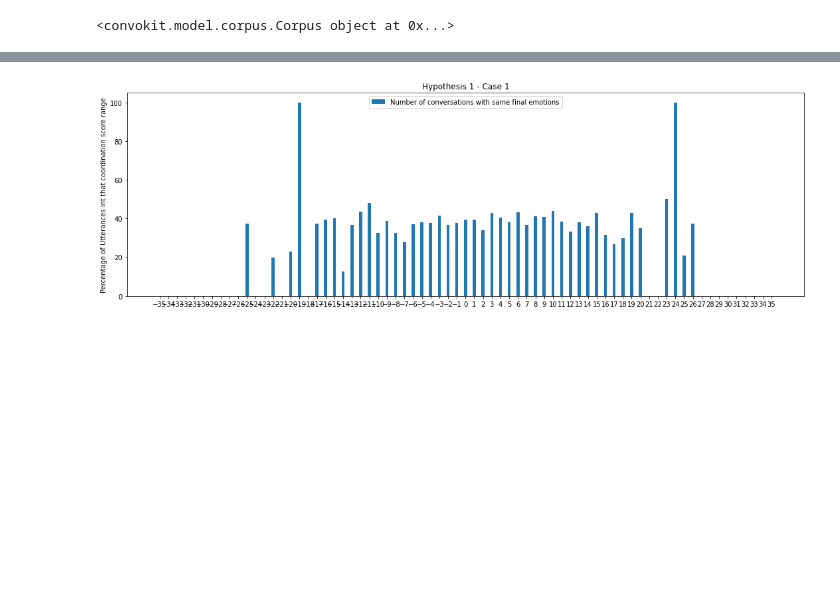
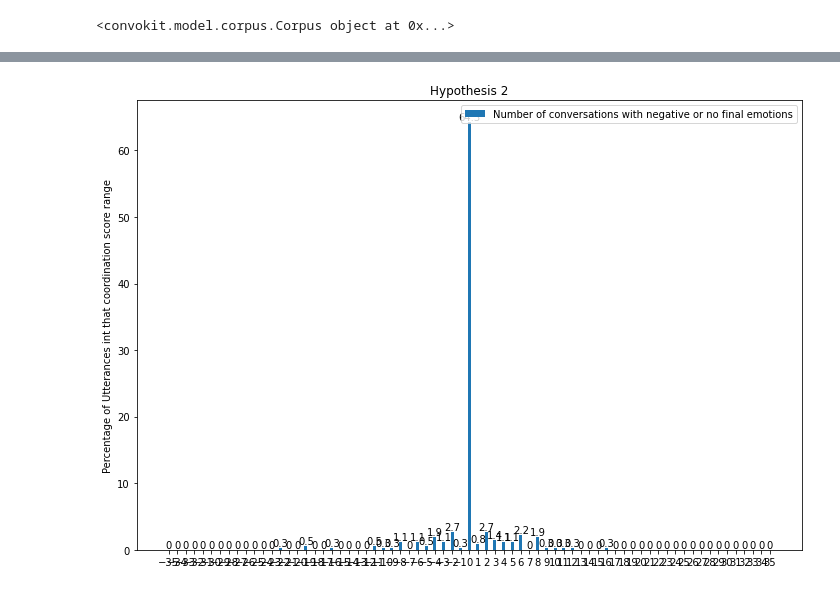
Before and after one commit to VinayakG2002/Coordination, a Jupyter notebook: hypothesis2.ipynb, the cells around one changed output, grey strips where cells are left out. Saved outputs shown, nothing was run; the diff lists cells and outputs as text; code cells hidden in the pictures; blank space fills up the shorter version.

```diff
--- a/hypothesis2.ipynb
+++ b/hypothesis2.ipynb
@@ -416,7 +501,7 @@ for i in range(len(utterance_corpus)):
         dictionary_of_emotions[emotion_key].append(emotion_dict)
     else:
         dictionary_of_emotions[emotion_key]=[emotion_dict]
-for i in range(13742):
+for i in range(6126):
     list_of_emotion.append(dictionary_of_emotions[i])
 # %%
 #a to b
@@ -441,7 +526,7 @@ for speakera, score in sorted(speakera_to_speakerb.averages_by_speaker().items()
     initial_emotions_hypo2[x]+=1
     length1=len(emotion_speaker1)
     length2=len(emotion_speaker2)
-    if length1>1:
+    if length1>1 and length1>length2:
         if ((emotion_speaker1[length1-1]==0) or (emotion_speaker1[length1-1]==1) or (emotion_speaker1[length1-1]==2) or (emotion_speaker1[length1-1]==3) or (emotion_speaker1[length1-1]==5)) and ((emotion_speaker2[length2-1]==0) or emotion_speaker2[length2-1]==1 or emotion_speaker2[length2-1]==2 or emotion_speaker2[length2-1]==3 or emotion_speaker2[length2-1]==5):
             hypo2_q.add(int(speakera.id))
             final_emotion_hypo2_negative[x]+=1
@@ -466,7 +551,7 @@ for speakerb, score in sorted(speakerb_to_speakera.averages_by_speaker().items()
     initial_emotions_hypo2[x]+=1
     length1=len(emotion_speaker1)
     length2=len(emotion_speaker2)
-    if length1>1:
+    if length1>1 and length1<=length2:
         if (emotion_speaker1[length1-1]==0 or emotion_speaker1[length1-1]==1 or emotion_speaker1[length1-1]==2 or emotion_speaker1[length1-1]==3 or emotion_speaker1[length1-1]==5) and (emotion_speaker2[length2-1]==0 or emotion_speaker2[length2-1]==1 or emotion_speaker2[length2-1]==2 or emotion_speaker2[length2-1]==3 or emotion_speaker2[length2-1]==5):
             hypo2_q.add(int(speakerb.id))
             final_emotion_hypo2_negative[x]+=1
@@ -530,11 +615,18 @@ plt.show()
 # %%
 #percentage wise in each coordination score range
+initial_emotions_hypo2_sum=0
+for i in range(len(initial_emotions_hypo2)):
+    initial_emotions_hypo2_sum+=initial_emotions_hypo2[i]
+initial_emotions_hypo2_sum_wozero=initial_emotions_hypo2_sum-initial_emotions_hypo2[35]
 final_percentage_hypo2=[]
 for i in range(len(final_emotion_hypo2_negative)):
-    if initial_emotions_hypo2[i]!=0:
-        final_percentage_hypo2.append(100*final_emotion_hypo2_negative[i]/initial_emotions_hypo2[i])
+    final_percentage_hypo2.append(round(100*final_emotion_hypo2_negative[i]/initial_emotions_hypo2_sum,1))
+final_percentage_hypo2_zero=[]
+for i in range(len(final_emotion_hypo2_negative)):
+    if i!=35:
+        final_percentage_hypo2_zero.append(round(100*final_emotion_hypo2_negative[i]/initial_emotions_hypo2_sum_wozero,1))
     else:
-        final_percentage_hypo2.append(0)
+        final_percentage_hypo2_zero.append(0)
 # %%
 import matplotlib.pyplot as plt
 from matplotlib.collections import EventCollection
@@ -561,29 +653,29 @@ plt.show()
 # %%
 import matplotlib.pyplot as plt
 import numpy as np
 
 
 x = np.arange(len(final_percentage_hypo2))  # the label locations
 width = 0.35  # the width of the bars
 
 fig, ax = plt.subplots()
 
-rects2 = ax.bar(x-35 , final_percentage_hypo2, width, label='Number of conversations with same final emotions')
+rects2 = ax.bar(x-35 , final_percentage_hypo2, width, label='Number of conversations with negative or no final emotions')
 
 # Add some text for labels, title and custom x-axis tick labels, etc.
 ax.set_ylabel('Percentage of Utterances int that coordination score range')
-ax.set_title('Hypothesis 1 - Case 1')
+ax.set_title('Hypothesis 2')
 
 
 ax.legend()
 
 
-#ax.bar_label(rects2, padding=0)
+ax.bar_label(rects2, padding=0)
 ax.set_xticks(x-35)
 
 fig.tight_layout()
 plt.rcParams["figure.figsize"] = (15,5)
 plt.savefig('images/imagebar_hypo2_percentage.png')
 plt.show()
 # %% [output]
-[figure, old version]
+[figure, new version]
```
Also changed, not shown: parts of 32 cells of this notebook, 16 other files.
